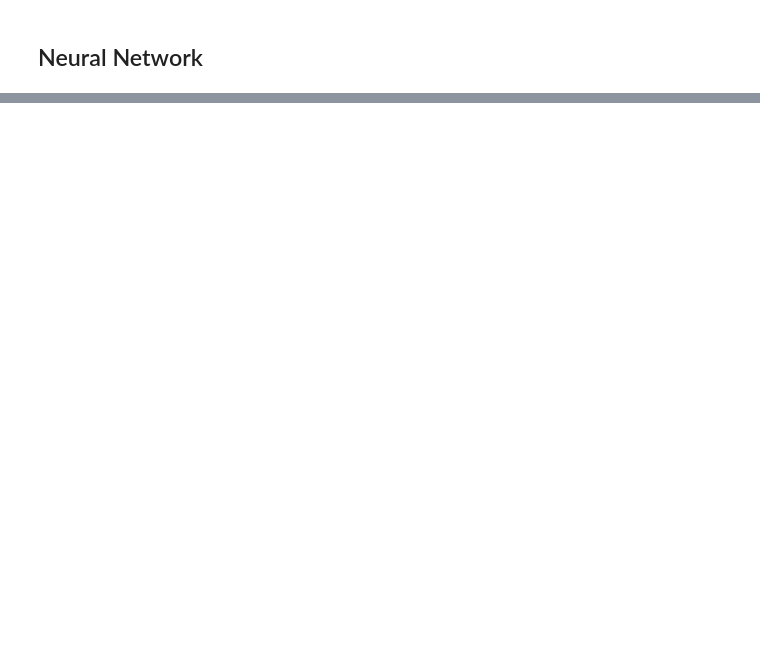
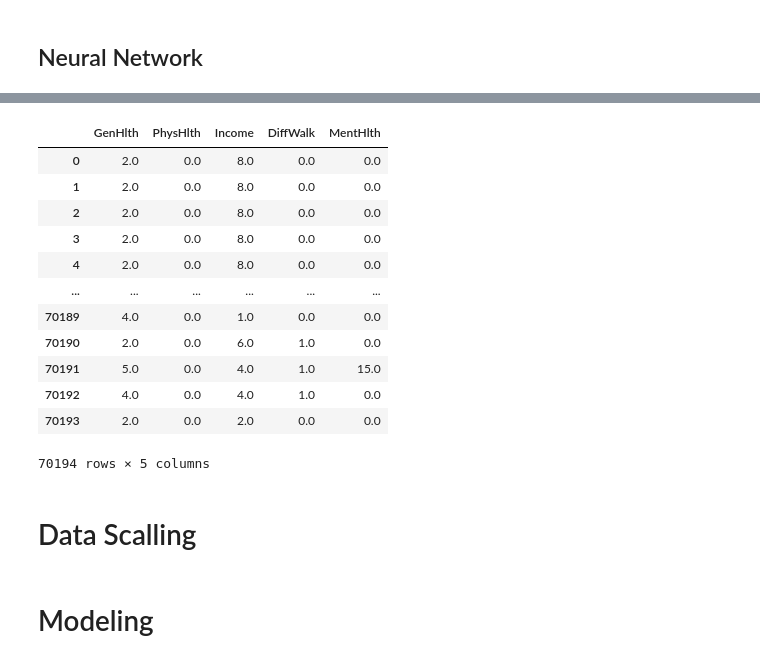
Before and after one commit to LaiVietAnh/Diabetes-Health-Indicators, a Jupyter notebook: diabetes.ipynb, the cells around one changed output, grey strips where cells are left out. Cells and saved outputs as stored; diff of their text form; code cells hidden in the pictures; blank space fills up the shorter version.

```diff
--- a/diabetes.ipynb
+++ b/diabetes.ipynb
@@ -465,0 +352,9 @@ onnx.save(onnx_model, "diabetes-model.onnx")
+# %%
+pearsonr_list = []
+for l in list(x_sm.columns):
+    p,_ = pearsonr(x_sm[l], y_sm)
+    pearsonr_list.append(abs(p))
+# %%
+p_value=pd.Series(pearsonr_list,index=x_sm.columns)
+# %%
+p_value.sort_values(ascending=False,inplace=True)
@@ -465,0 +381,19 @@ onnx.save(onnx_model, "diabetes-model.onnx")
+# %%
+variables = list(p_value.index[:5])
+# %%
+x_sm = x_sm[variables]
+x_sm
+# %% [output]
+|  | GenHlth | PhysHlth | Income | DiffWalk | MentHlth |
+| 0 | 2.0 | 0.0 | 8.0 | 0.0 | 0.0 |
+| 1 | 2.0 | 0.0 | 8.0 | 0.0 | 0.0 |
+| 2 | 2.0 | 0.0 | 8.0 | 0.0 | 0.0 |
+| 3 | 2.0 | 0.0 | 8.0 | 0.0 | 0.0 |
+| 4 | 2.0 | 0.0 | 8.0 | 0.0 | 0.0 |
+| ... | ... | ... | ... | ... | ... |
+| 70189 | 4.0 | 0.0 | 1.0 | 0.0 | 0.0 |
+| 70190 | 2.0 | 0.0 | 6.0 | 1.0 | 0.0 |
+| 70191 | 5.0 | 0.0 | 4.0 | 1.0 | 15.0 |
+| 70192 | 4.0 | 0.0 | 4.0 | 1.0 | 0.0 |
+| 70193 | 2.0 | 0.0 | 2.0 | 0.0 | 0.0 |
+70194 rows × 5 columns
@@ -465,0 +402,2 @@ onnx.save(onnx_model, "diabetes-model.onnx")
+# %% [markdown]
+# Data Scalling
@@ -465,0 +408,2 @@ onnx.save(onnx_model, "diabetes-model.onnx")
+# %% [markdown]
+# Modeling
```
Also changed, not shown: parts of 45 cells of this notebook.
